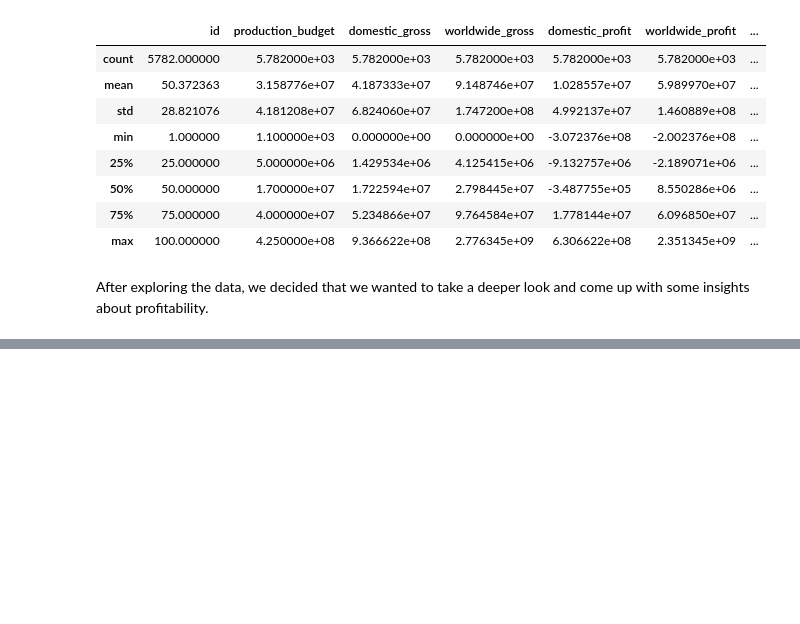
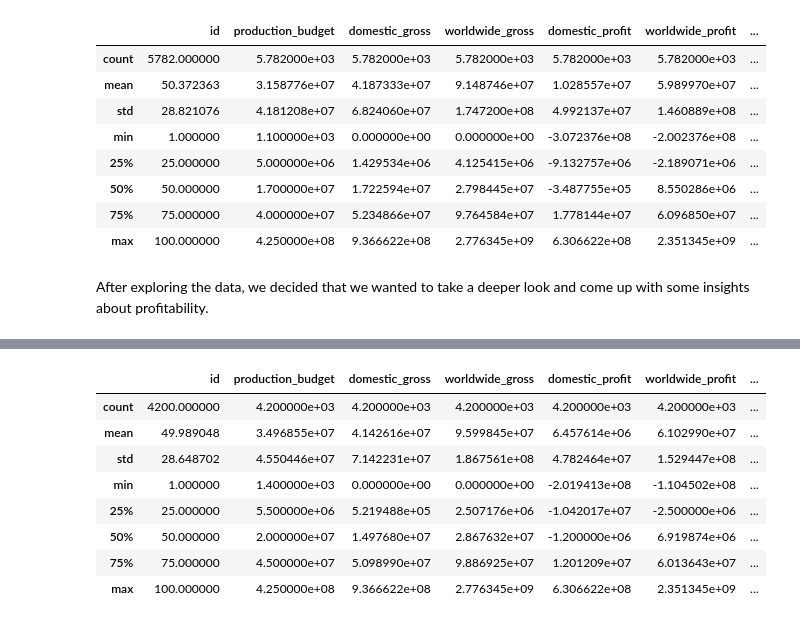
Before and after one commit to powergascan/mod-1-proj, a Jupyter notebook: NarrativeNotebook.ipynb, the cells around one changed output, grey strips where cells are left out. Cells and saved outputs as stored; diff of their text form; code cells hidden in the pictures; blank space fills up the shorter version.

```diff
--- a/NarrativeNotebook.ipynb
+++ b/NarrativeNotebook.ipynb
@@ -93,2 +110,15 @@ After exploring the data, we decided that we wanted to take a deeper look and co
+# %%
+bydate_temp=bydate[bydate['profit_margin_outlier']<=0.975]
+bydate_temp.describe()
+# %% [output]
+|  | id | production_budget | domestic_gross | worldwide_gross | domestic_profit | worldwide_profit | ... |
+| count | 4200.000000 | 4.200000e+03 | 4.200000e+03 | 4.200000e+03 | 4.200000e+03 | 4.200000e+03 | ... |
+| mean | 49.989048 | 3.496855e+07 | 4.142616e+07 | 9.599845e+07 | 6.457614e+06 | 6.102990e+07 | ... |
+| std | 28.648702 | 4.550446e+07 | 7.142231e+07 | 1.867561e+08 | 4.782464e+07 | 1.529447e+08 | ... |
+| min | 1.000000 | 1.400000e+03 | 0.000000e+00 | 0.000000e+00 | -2.019413e+08 | -1.104502e+08 | ... |
+| 25% | 25.000000 | 5.500000e+06 | 5.219488e+05 | 2.507176e+06 | -1.042017e+07 | -2.500000e+06 | ... |
+| 50% | 50.000000 | 2.000000e+07 | 1.497680e+07 | 2.867632e+07 | -1.200000e+06 | 6.919874e+06 | ... |
+| 75% | 75.000000 | 4.500000e+07 | 5.098990e+07 | 9.886925e+07 | 1.201209e+07 | 6.013643e+07 | ... |
+| max | 100.000000 | 4.250000e+08 | 9.366622e+08 | 2.776345e+09 | 6.306622e+08 | 2.351345e+09 | ... |
 # %%
 #this code should go in .py file
```
Also changed, not shown: parts of 7 cells of this notebook.
